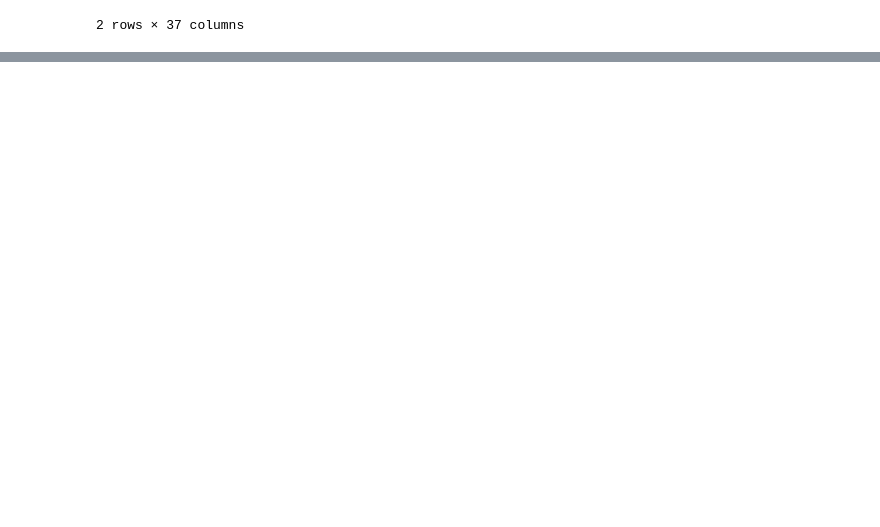
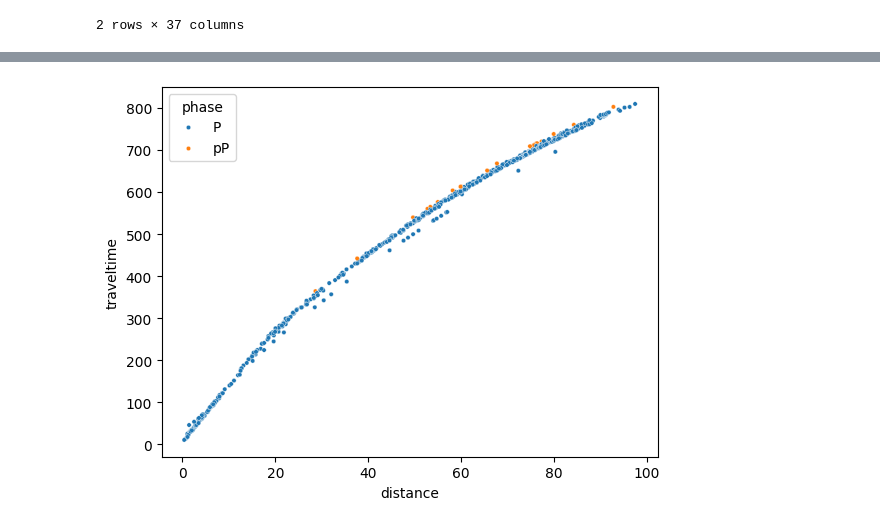
Before and after one commit to ikahbasi/SeisRoutine, a Jupyter notebook: Catalog-example.ipynb, the cells around one changed output, grey strips where cells are left out. Saved outputs shown, nothing was run; the diff lists cells and outputs as text; code cells hidden in the pictures; blank space fills up the shorter version.

```diff
--- a/Catalog-example.ipynb
+++ b/Catalog-example.ipynb
@@ -30,0 +25,4 @@ sns.scatterplot(insp.df_phases, x='distance', y='traveltime', alpha=0.5, hue='ph
+# %%
+insp.plot_traveltime()
+# %% [output]
+[figure, added]
```
Also changed, not shown: parts of 6 cells of this notebook.
